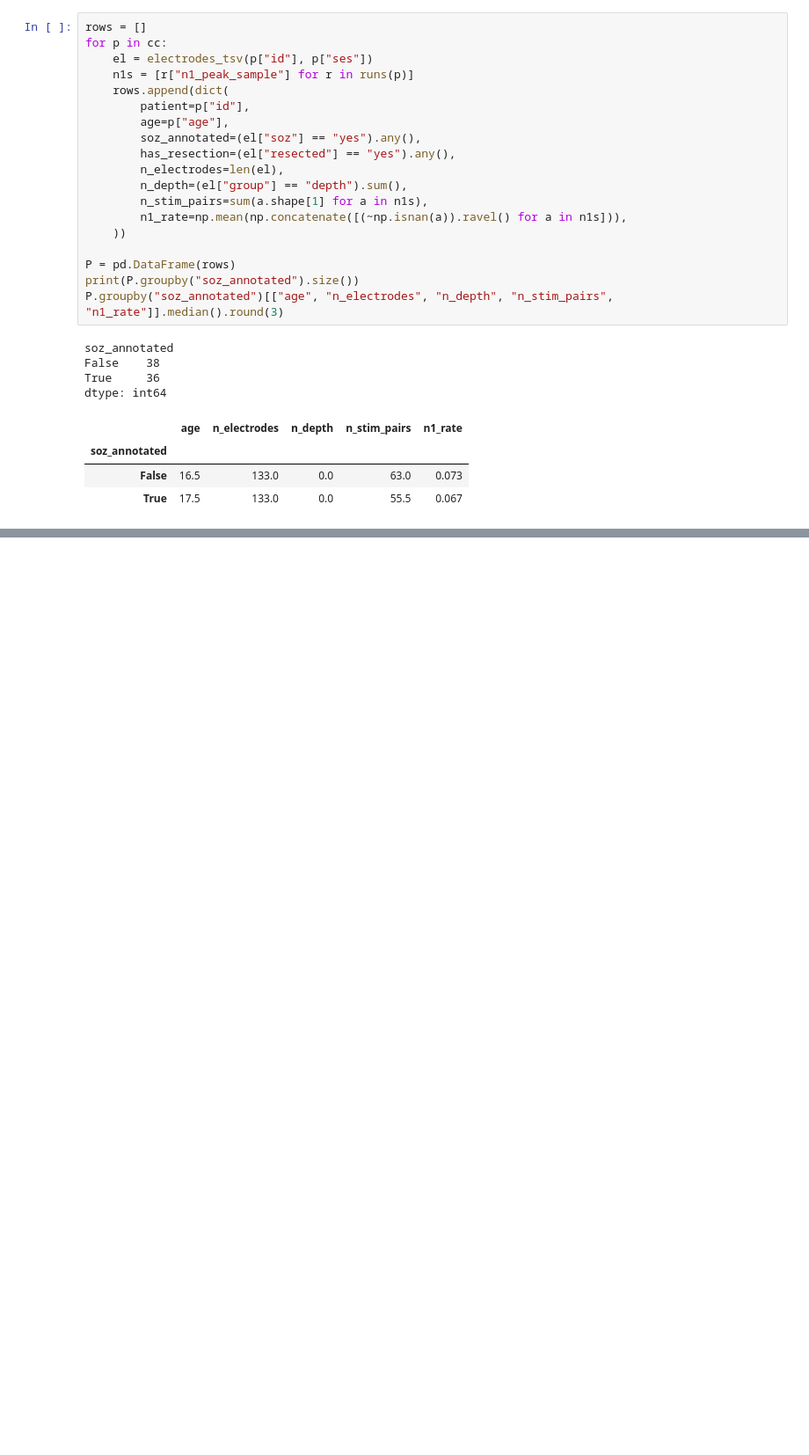
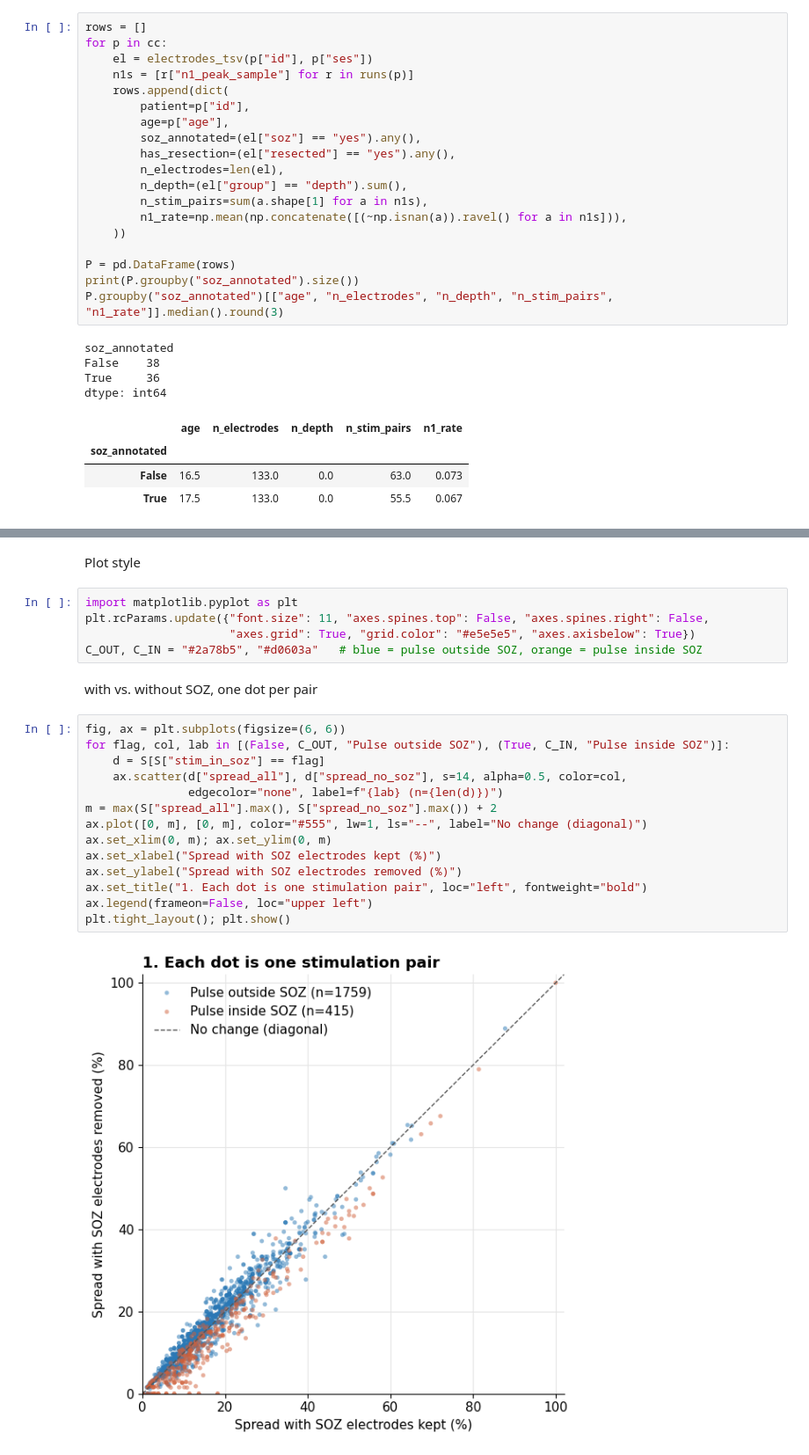
Before and after one commit to SriVidyaYeluripati/control-vs-strength, a Jupyter notebook: notebooks/Vid_sandbox.ipynb, the cells around one changed output, grey strips where cells are left out. Shown at 88% size. Saved outputs shown, nothing was run; the diff lists cells and outputs as text; blank space fills up the shorter version.

```diff
--- a/notebooks/Vid_sandbox.ipynb
+++ b/notebooks/Vid_sandbox.ipynb
@@ -171,0 +216,25 @@ dtype: int64
+# %% [markdown]
+Plot style
+# %%
+import matplotlib.pyplot as plt
+plt.rcParams.update({"font.size": 11, "axes.spines.top": False, "axes.spines.right": False,
+                     "axes.grid": True, "grid.color": "#e5e5e5", "axes.axisbelow": True})
+C_OUT, C_IN = "#2a78b5", "#d0603a"   # blue = pulse outside SOZ, orange = pulse inside SOZ
+# %% [markdown]
+with vs. without SOZ, one dot per pair
+# %%
+fig, ax = plt.subplots(figsize=(6, 6))
+for flag, col, lab in [(False, C_OUT, "Pulse outside SOZ"), (True, C_IN, "Pulse inside SOZ")]:
+    d = S[S["stim_in_soz"] == flag]
+    ax.scatter(d["spread_all"], d["spread_no_soz"], s=14, alpha=0.5, color=col,
+               edgecolor="none", label=f"{lab} (n={len(d)})")
+m = max(S["spread_all"].max(), S["spread_no_soz"].max()) + 2
+ax.plot([0, m], [0, m], color="#555", lw=1, ls="--", label="No change (diagonal)")
+ax.set_xlim(0, m); ax.set_ylim(0, m)
+ax.set_xlabel("Spread with SOZ electrodes kept (%)")
+ax.set_ylabel("Spread with SOZ electrodes removed (%)")
+ax.set_title("1. Each dot is one stimulation pair", loc="left", fontweight="bold")
+ax.legend(frameon=False, loc="upper left")
+plt.tight_layout(); plt.show()
+# %% [output]
+[figure, added]
```
Also changed, not shown: parts of 10 cells of this notebook.
